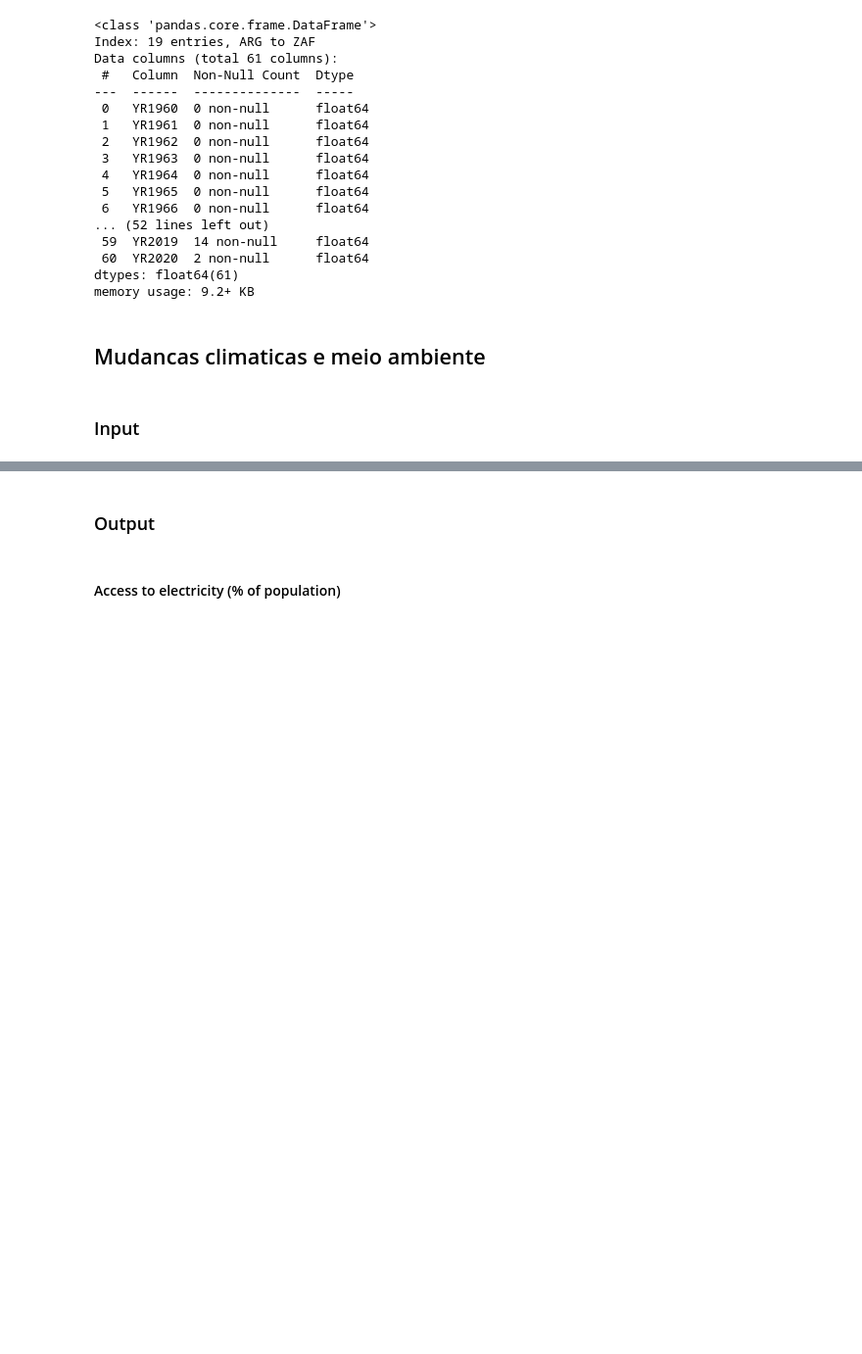
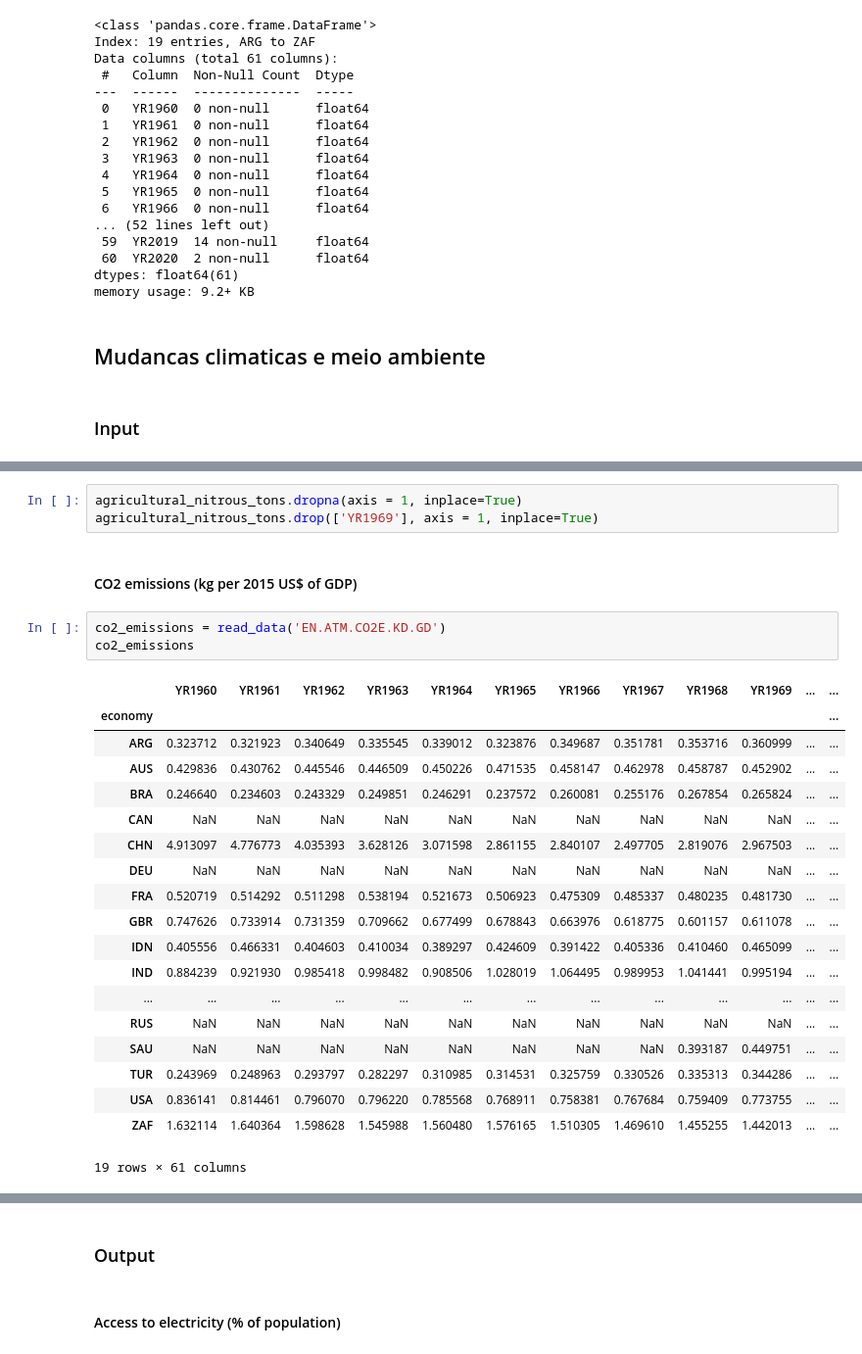
Before and after one commit to Matheus73/jogoEconomiaSensata, a Jupyter notebook: worldbank_data_clean.ipynb, the cells around one changed output, grey strips where cells are left out. Shown at 98% size. Cells and saved outputs as stored; diff of their text form; blank space fills up the shorter version.

```diff
--- a/worldbank_data_clean.ipynb
+++ b/worldbank_data_clean.ipynb
@@ -628,0 +812,28 @@ memory usage: 9.2+ KB
+# %%
+agricultural_nitrous_tons.dropna(axis = 1, inplace=True)
+agricultural_nitrous_tons.drop(['YR1969'], axis = 1, inplace=True)
+# %% [markdown]
+#### CO2 emissions (kg per 2015 US$ of GDP)
+# %%
+co2_emissions = read_data('EN.ATM.CO2E.KD.GD')
+co2_emissions
+# %% [output]
+|  | YR1960 | YR1961 | YR1962 | YR1963 | YR1964 | YR1965 | YR1966 | YR1967 | YR1968 | YR1969 | ... | ... |
+| economy |  |  |  |  |  |  |  |  |  |  |  | ... |
+| ARG | 0.323712 | 0.321923 | 0.340649 | 0.335545 | 0.339012 | 0.323876 | 0.349687 | 0.351781 | 0.353716 | 0.360999 | ... | ... |
+| AUS | 0.429836 | 0.430762 | 0.445546 | 0.446509 | 0.450226 | 0.471535 | 0.458147 | 0.462978 | 0.458787 | 0.452902 | ... | ... |
+| BRA | 0.246640 | 0.234603 | 0.243329 | 0.249851 | 0.246291 | 0.237572 | 0.260081 | 0.255176 | 0.267854 | 0.265824 | ... | ... |
+| CAN | NaN | NaN | NaN | NaN | NaN | NaN | NaN | NaN | NaN | NaN | ... | ... |
+| CHN | 4.913097 | 4.776773 | 4.035393 | 3.628126 | 3.071598 | 2.861155 | 2.840107 | 2.497705 | 2.819076 | 2.967503 | ... | ... |
+| DEU | NaN | NaN | NaN | NaN | NaN | NaN | NaN | NaN | NaN | NaN | ... | ... |
+| FRA | 0.520719 | 0.514292 | 0.511298 | 0.538194 | 0.521673 | 0.506923 | 0.475309 | 0.485337 | 0.480235 | 0.481730 | ... | ... |
+| GBR | 0.747626 | 0.733914 | 0.731359 | 0.709662 | 0.677499 | 0.678843 | 0.663976 | 0.618775 | 0.601157 | 0.611078 | ... | ... |
+| IDN | 0.405556 | 0.466331 | 0.404603 | 0.410034 | 0.389297 | 0.424609 | 0.391422 | 0.405336 | 0.410460 | 0.465099 | ... | ... |
+| IND | 0.884239 | 0.921930 | 0.985418 | 0.998482 | 0.908506 | 1.028019 | 1.064495 | 0.989953 | 1.041441 | 0.995194 | ... | ... |
+| ... | ... | ... | ... | ... | ... | ... | ... | ... | ... | ... | ... | ... |
+| RUS | NaN | NaN | NaN | NaN | NaN | NaN | NaN | NaN | NaN | NaN | ... | ... |
+| SAU | NaN | NaN | NaN | NaN | NaN | NaN | NaN | NaN | 0.393187 | 0.449751 | ... | ... |
+| TUR | 0.243969 | 0.248963 | 0.293797 | 0.282297 | 0.310985 | 0.314531 | 0.325759 | 0.330526 | 0.335313 | 0.344286 | ... | ... |
+| USA | 0.836141 | 0.814461 | 0.796070 | 0.796220 | 0.785568 | 0.768911 | 0.758381 | 0.767684 | 0.759409 | 0.773755 | ... | ... |
+| ZAF | 1.632114 | 1.640364 | 1.598628 | 1.545988 | 1.560480 | 1.576165 | 1.510305 | 1.469610 | 1.455255 | 1.442013 | ... | ... |
+19 rows × 61 columns
```
Also changed, not shown: parts of 30 cells of this notebook.
